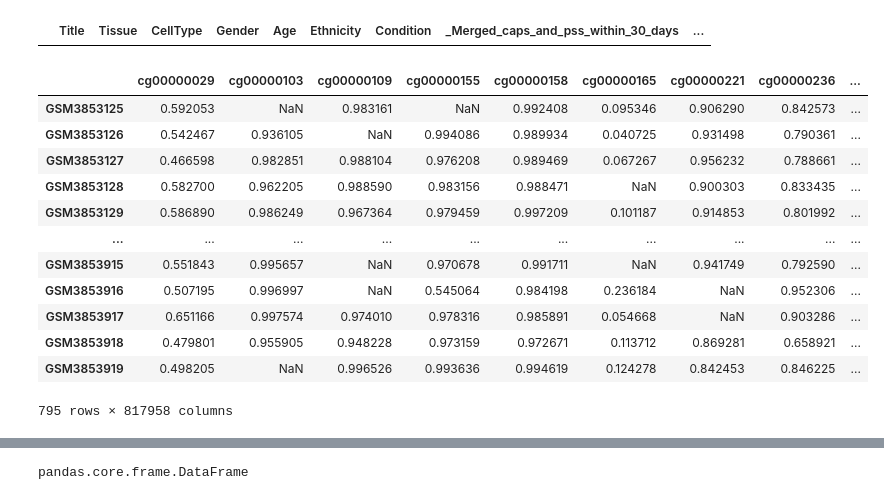
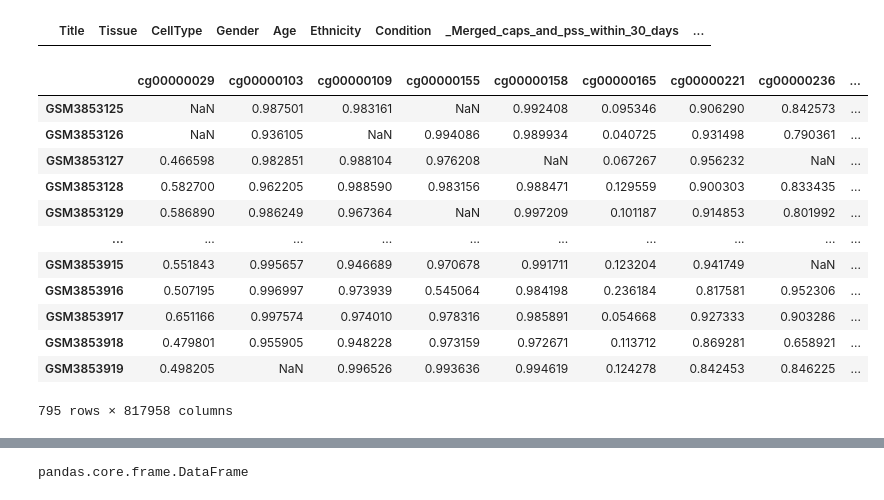
Before and after one commit to ComputationalAgingLab/ComputAge, a Jupyter notebook: imputation_hc.ipynb, the cells around one changed output, grey strips where cells are left out. Saved outputs shown, nothing was run; the diff lists cells and outputs as text; code cells hidden in the pictures.

```diff
--- a/imputation_hc.ipynb
+++ b/imputation_hc.ipynb
@@ -83,19 +74,19 @@ meta[meta['Condition']!='HC']
 # %%
 model_1 = LinearMethylationModel(name="PhenoAge2018")
 # %%
-X_nas = introduce_nans(X.transpose())
+X_nas = introduce_nans(X)
 X_nas
 # %% [output]
 |  | cg00000029 | cg00000103 | cg00000109 | cg00000155 | cg00000158 | cg00000165 | cg00000221 | cg00000236 | ... |
-| GSM3853125 | 0.592053 | NaN | 0.983161 | NaN | 0.992408 | 0.095346 | 0.906290 | 0.842573 | ... |
-| GSM3853126 | 0.542467 | 0.936105 | NaN | 0.994086 | 0.989934 | 0.040725 | 0.931498 | 0.790361 | ... |
-| GSM3853127 | 0.466598 | 0.982851 | 0.988104 | 0.976208 | 0.989469 | 0.067267 | 0.956232 | 0.788661 | ... |
-| GSM3853128 | 0.582700 | 0.962205 | 0.988590 | 0.983156 | 0.988471 | NaN | 0.900303 | 0.833435 | ... |
-| GSM3853129 | 0.586890 | 0.986249 | 0.967364 | 0.979459 | 0.997209 | 0.101187 | 0.914853 | 0.801992 | ... |
+| GSM3853125 | NaN | 0.987501 | 0.983161 | NaN | 0.992408 | 0.095346 | 0.906290 | 0.842573 | ... |
+| GSM3853126 | NaN | 0.936105 | NaN | 0.994086 | 0.989934 | 0.040725 | 0.931498 | 0.790361 | ... |
+| GSM3853127 | 0.466598 | 0.982851 | 0.988104 | 0.976208 | NaN | 0.067267 | 0.956232 | NaN | ... |
+| GSM3853128 | 0.582700 | 0.962205 | 0.988590 | 0.983156 | 0.988471 | 0.129559 | 0.900303 | 0.833435 | ... |
+| GSM3853129 | 0.586890 | 0.986249 | 0.967364 | NaN | 0.997209 | 0.101187 | 0.914853 | 0.801992 | ... |
 | ... | ... | ... | ... | ... | ... | ... | ... | ... | ... |
-| GSM3853915 | 0.551843 | 0.995657 | NaN | 0.970678 | 0.991711 | NaN | 0.941749 | 0.792590 | ... |
-| GSM3853916 | 0.507195 | 0.996997 | NaN | 0.545064 | 0.984198 | 0.236184 | NaN | 0.952306 | ... |
-| GSM3853917 | 0.651166 | 0.997574 | 0.974010 | 0.978316 | 0.985891 | 0.054668 | NaN | 0.903286 | ... |
+| GSM3853915 | 0.551843 | 0.995657 | 0.946689 | 0.970678 | 0.991711 | 0.123204 | 0.941749 | NaN | ... |
+| GSM3853916 | 0.507195 | 0.996997 | 0.973939 | 0.545064 | 0.984198 | 0.236184 | 0.817581 | 0.952306 | ... |
+| GSM3853917 | 0.651166 | 0.997574 | 0.974010 | 0.978316 | 0.985891 | 0.054668 | 0.927333 | 0.903286 | ... |
 | GSM3853918 | 0.479801 | 0.955905 | 0.948228 | 0.973159 | 0.972671 | 0.113712 | 0.869281 | 0.658921 | ... |
 | GSM3853919 | 0.498205 | NaN | 0.996526 | 0.993636 | 0.994619 | 0.124278 | 0.842453 | 0.846225 | ... |
 795 rows × 817958 columns
```
Also changed, not shown: parts of 19 cells of this notebook, 1 other file.
